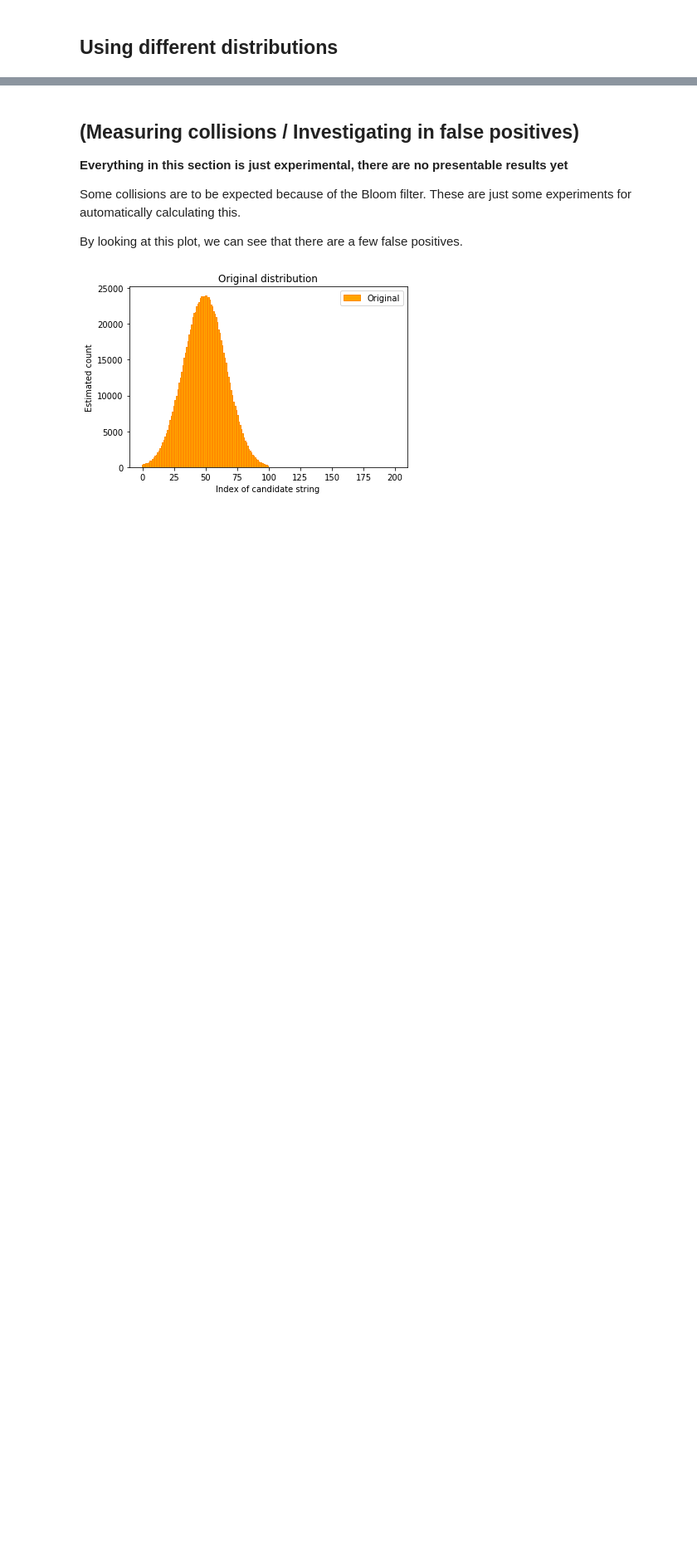
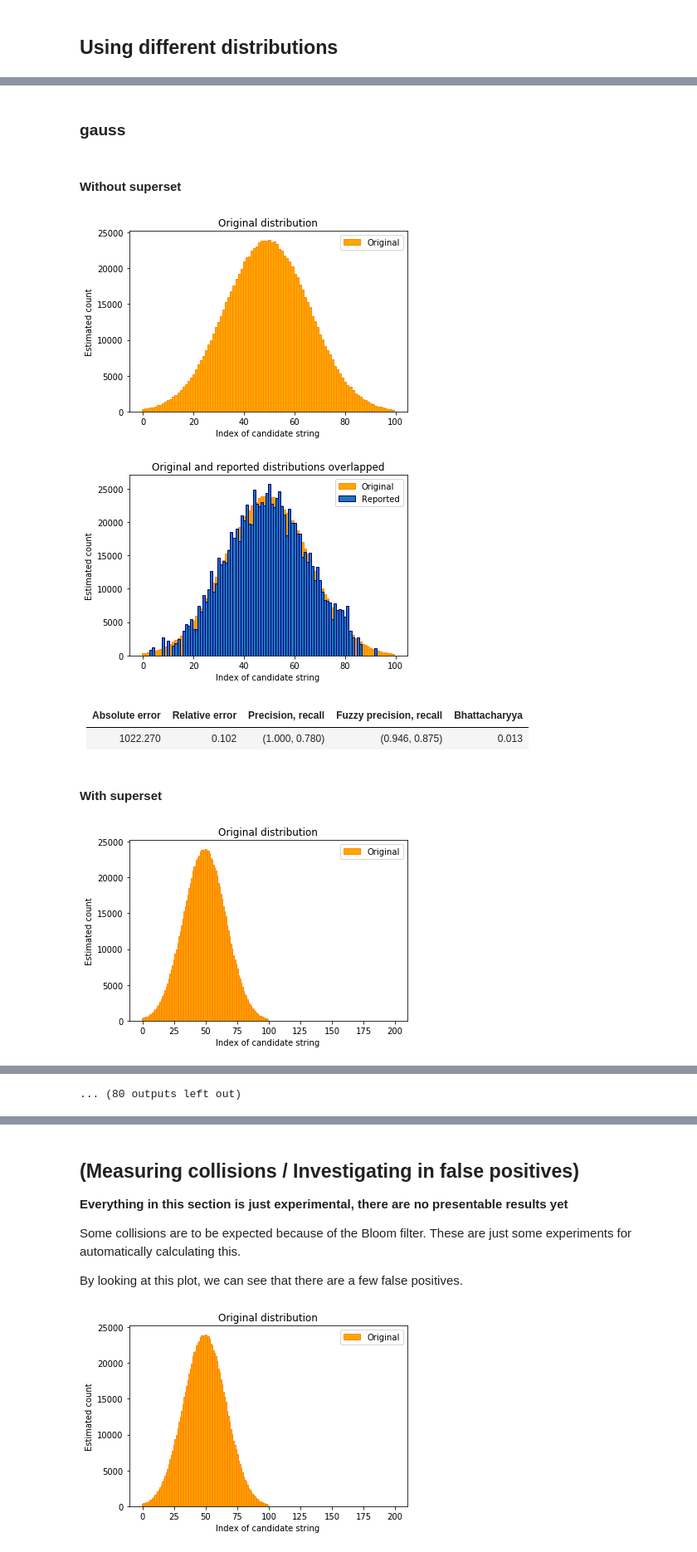
Before and after one commit to mozilla/rappor-aggregator, a Jupyter notebook: RAPPOR.ipynb, the cells around one changed output, grey strips where cells are left out. Shown at 83% size. Cells and saved outputs as stored; diff of their text form; code cells hidden in the pictures; blank space fills up the shorter version.

```diff
--- a/RAPPOR.ipynb
+++ b/RAPPOR.ipynb
@@ -849,10 +809,24 @@ def run_analysis(distribution, use_superset=True):
     print_error_metrics(original, estimates)
 # %%
-for distribution in distributions:
-    display(Markdown("### %s" % distribution))
+def run_tests():
+    display(Markdown("### Without Lasso"))
 
-    display(Markdown("#### Without superset"))
-    run_analysis(distribution, use_superset=False)
+    for distribution in distributions:
+        display(Markdown("### %s" % distribution))
 
-    display(Markdown("#### With superset"))
-    run_analysis(distribution, use_superset=True)
+        display(Markdown("#### Without superset"))
+        run_analysis(distribution, use_superset=False)
+
+        display(Markdown("#### With superset"))
+        run_analysis(distribution, use_superset=True)
+
+    display(Markdown("### With Lasso"))
+
+    for distribution in distributions:
+        display(Markdown("### %s" % distribution))
+
+        display(Markdown("#### Without superset"))
+        run_analysis(distribution, use_superset=False, use_lasso=True)
+
+        display(Markdown("#### With superset"))
+        run_analysis(distribution, use_superset=True, use_lasso=True)
@@ -876,0 +833,3 @@ for distribution in distributions:
+# %%
+run_tests()
+# %% [output]
@@ -876,0 +837,9 @@ for distribution in distributions:
+### gauss
+#### Without superset
+[figure, added]
+[figure, added]
+| Absolute error | Relative error | Precision, recall | Fuzzy precision, recall | Bhattacharyya
+| -------------- |----------------| ------------------| ----------------------- | -------------
+| 1022.270           | 0.102           | (1.000, 0.780)      | (0.946, 0.875)            | 0.013
+#### With superset
+[figure, added]
@@ -876,0 +852 @@ for distribution in distributions:
+... (80 outputs left out)
```
Also changed, not shown: parts of 44 cells of this notebook.
